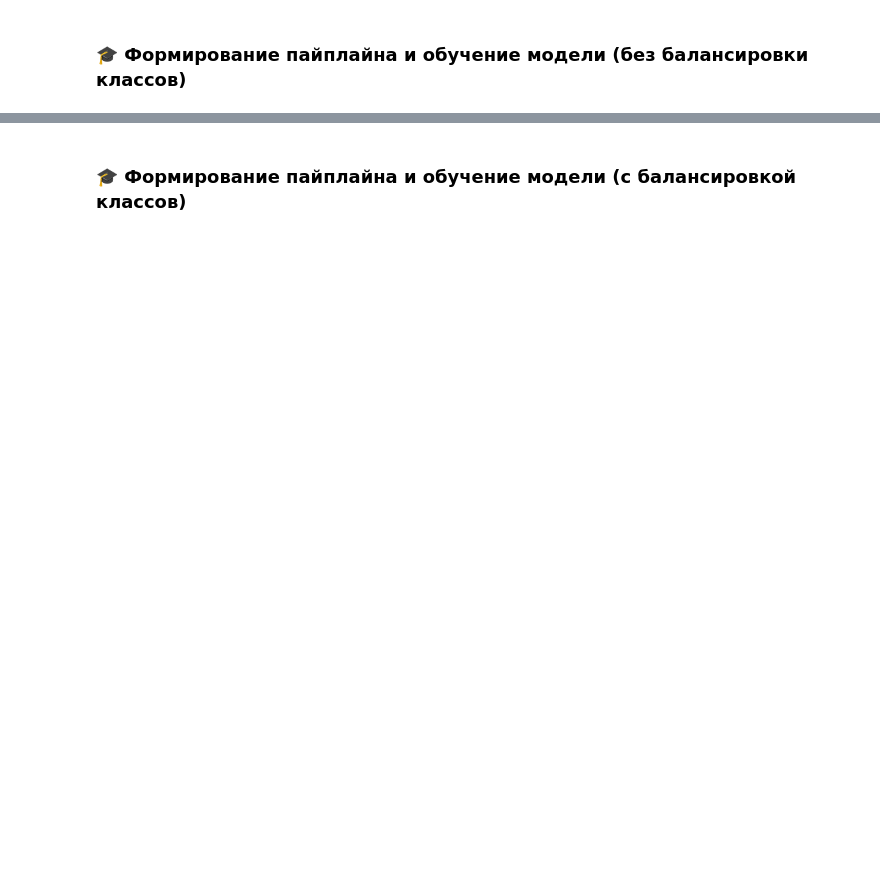
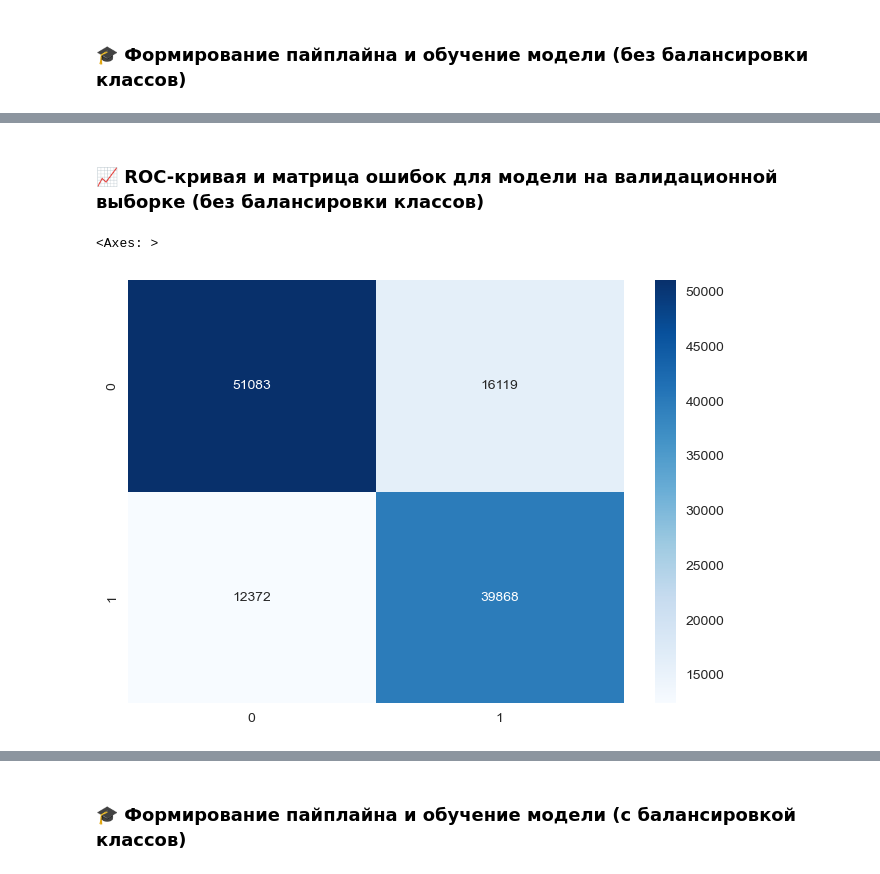
Before and after one commit to ACME-URFU/smoking-status-prediction, a Jupyter notebook: notebooks/eda.ipynb, the cells around one changed output, grey strips where cells are left out. Cells and saved outputs as stored; diff of their text form; code cells hidden in the pictures; blank space fills up the shorter version.

```diff
--- a/notebooks/eda.ipynb
+++ b/notebooks/eda.ipynb
@@ -406,0 +456,8 @@ ROC-AUC: 0.7588177375368081
+# %% [markdown]
+### 📈 ROC-кривая и матрица ошибок для модели на валидационной выборке (без балансировки классов)
+# %%
+y_pred = cross_val_predict(pipeline, X_train, y_train, cv=kf, n_jobs=-1)
+sns.heatmap(confusion_matrix(y_train, y_pred), annot=True, fmt='d', cmap='Blues')
+# %% [output]
+<Axes: >
+[figure, added]
```
Also changed, not shown: parts of 26 cells of this notebook.
